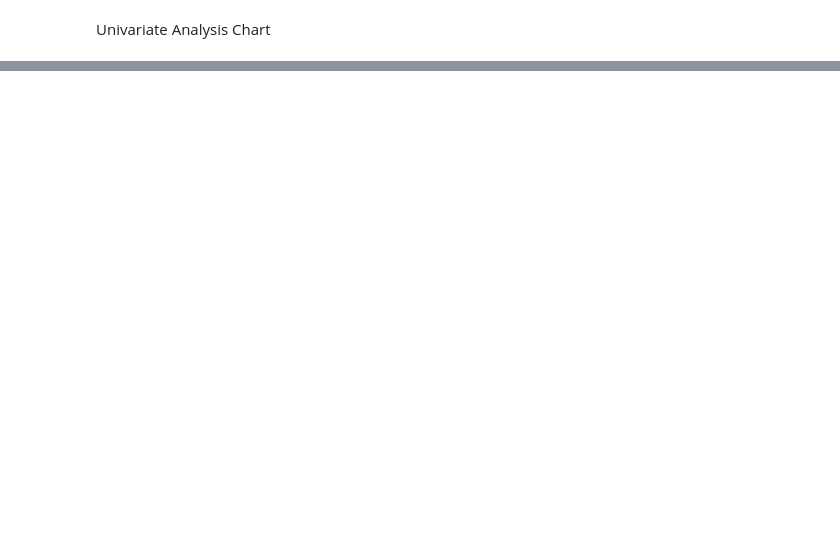
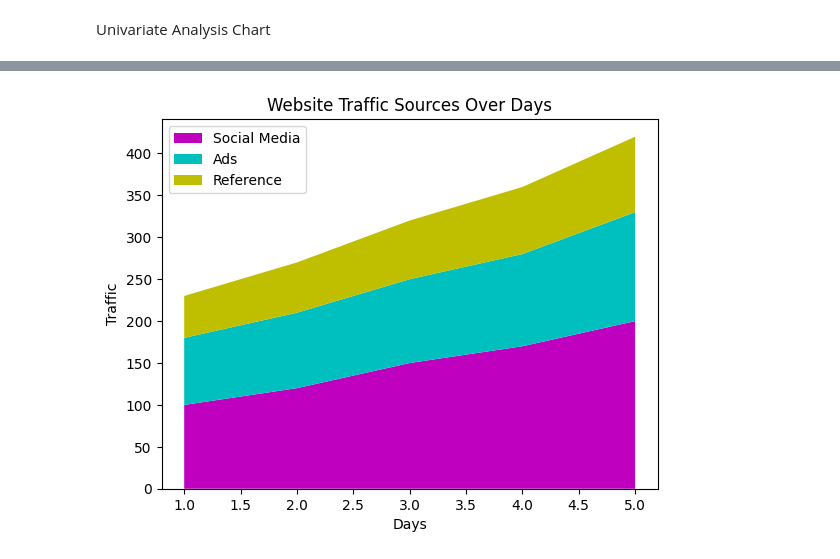
Before and after one commit to srinipar/AILabs, a Jupyter notebook: AIMLIIT/Datascience/DS_Visualization.ipynb, the cells around one changed output, grey strips where cells are left out. Drawn from its saved outputs; the diff is of its cells as text; code cells hidden in the pictures; blank space fills up the shorter version.

```diff
--- a/AIMLIIT/Datascience/DS_Visualization.ipynb
+++ b/AIMLIIT/Datascience/DS_Visualization.ipynb
@@ -60,0 +107,15 @@ plt.show()
+# %%
+#Stack Plot
+days=[1,2,3,4,5]
+social_media_traffic=[100,120,150,170,200]
+add_traffic=[80,90,100,110,130]
+reference_traffic=[50,60,70,80,90]
+
+plt.stackplot(days, social_media_traffic, add_traffic, reference_traffic, labels=['Social Media','Ads','Reference'], colors=['m','c','y'])
+plt.xlabel("Days")
+plt.ylabel("Traffic")
+plt.title("Website Traffic Sources Over Days")
+plt.legend(loc='upper left')
+plt.show()
+# %% [output]
+[figure, added]
```
Also changed, not shown: parts of 11 cells of this notebook, 1 other file.
